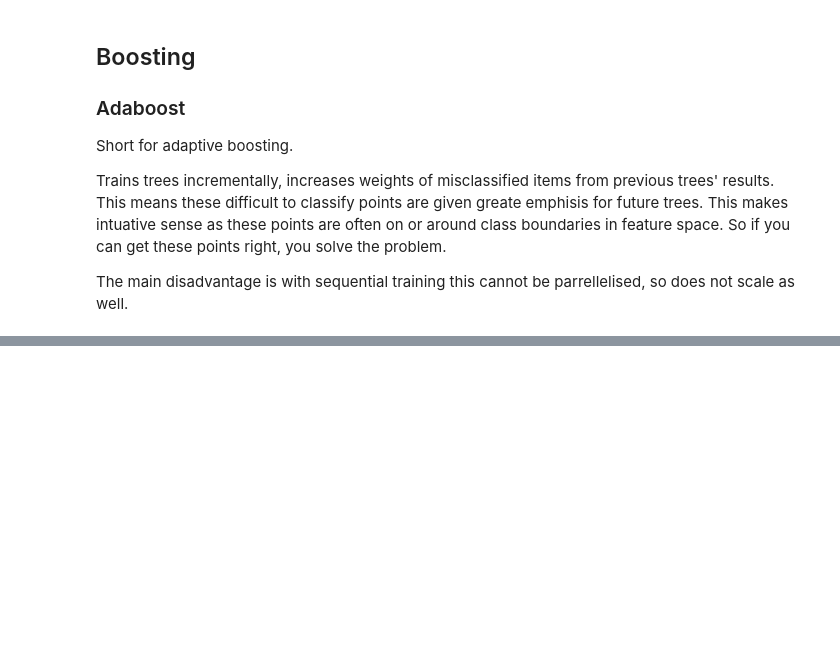
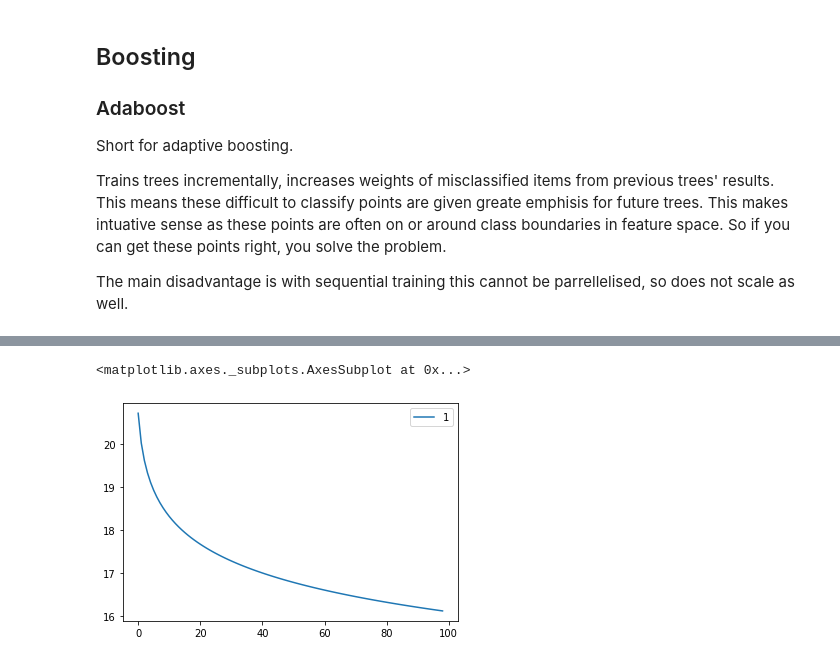
Before and after one commit to edd-r/handson-notes, a Jupyter notebook: notebooks/Chapter 7 notes- ensemble learning and random forests.ipynb, the cells around one changed output, grey strips where cells are left out. Drawn from its saved outputs; the diff is of its cells as text; code cells hidden in the pictures; blank space fills up the shorter version.

```diff
--- a/notebooks/Chapter 7 notes- ensemble learning and random forests.ipynb
+++ b/notebooks/Chapter 7 notes- ensemble learning and random forests.ipynb
@@ -169,0 +194,10 @@ The main disadvantage is with sequential training this cannot be parrellelised,
+# %%
+etas = [1]
+weights=[]
+for eta in etas:
+    weights.append([eta*math.log((1-x)+1e09/x) for x in range(1,100)])
+
+sns.lineplot(data=pd.DataFrame(weights, index = etas).T)
+# %% [output]
+<matplotlib.axes._subplots.AxesSubplot at 0x...>
+[figure, added]
```
Also changed, not shown: parts of 23 cells of this notebook, 5 other files.
